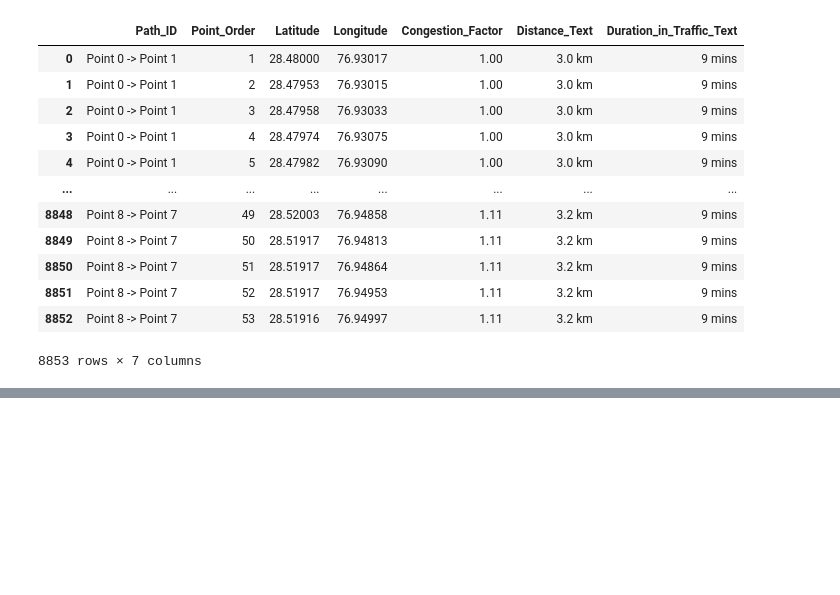
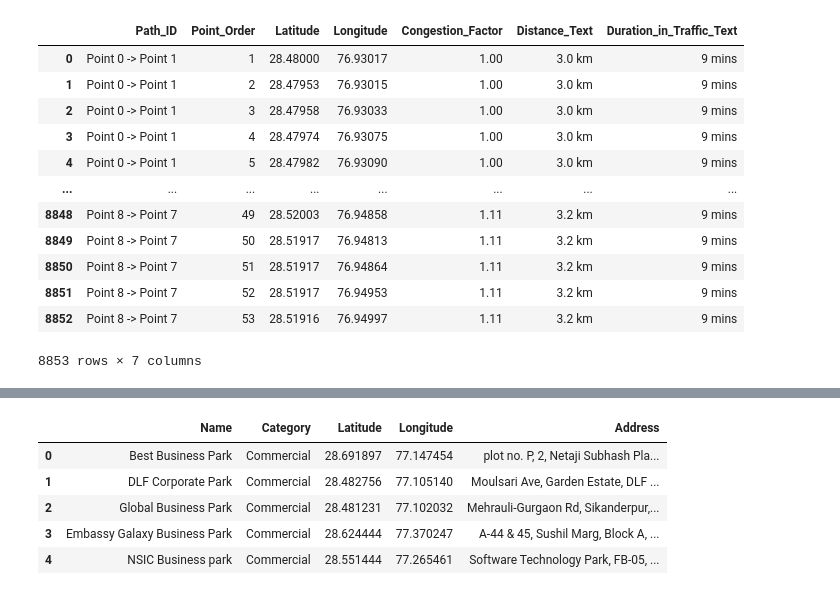
Before and after one commit to Mehul1729/Congestion_Economy, a Jupyter notebook: Fetch_Traffic_Data.ipynb, the cells around one changed output, grey strips where cells are left out. Drawn from its saved outputs; the diff is of its cells as text; code cells hidden in the pictures; blank space fills up the shorter version.

Commit message:
Added code to fetch economic hotspots and updates coords to include NCR region

```diff
--- a/Fetch_Traffic_Data.ipynb
+++ b/Fetch_Traffic_Data.ipynb
@@ -158,0 +248,10 @@ m
+# %%
+economic_hotspots = pd.read_csv("economic_hotspots.csv")
+economic_hotspots.head()
+# %% [output]
+|  | Name | Category | Latitude | Longitude | Address |
+| 0 | Best Business Park | Commercial | 28.691897 | 77.147454 | plot no. P, 2, Netaji Subhash Pla... |
+| 1 | DLF Corporate Park | Commercial | 28.482756 | 77.105140 | Moulsari Ave, Garden Estate, DLF ... |
+| 2 | Global Business Park | Commercial | 28.481231 | 77.102032 | Mehrauli-Gurgaon Rd, Sikanderpur,... |
+| 3 | Embassy Galaxy Business Park | Commercial | 28.624444 | 77.370247 | A-44 & 45, Sushil Marg, Block A, ... |
+| 4 | NSIC Business park | Commercial | 28.551444 | 77.265461 | Software Technology Park, FB-05, ... |
```
Also changed, not shown: parts of 3 cells of this notebook, 1 other file.
